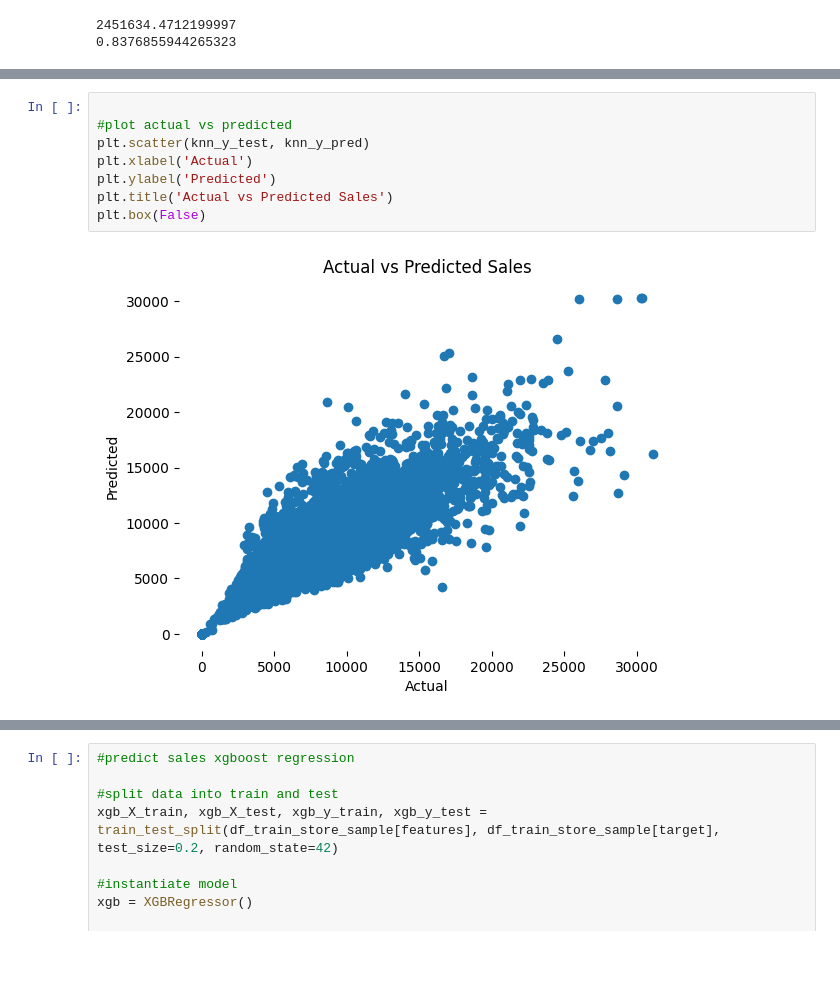
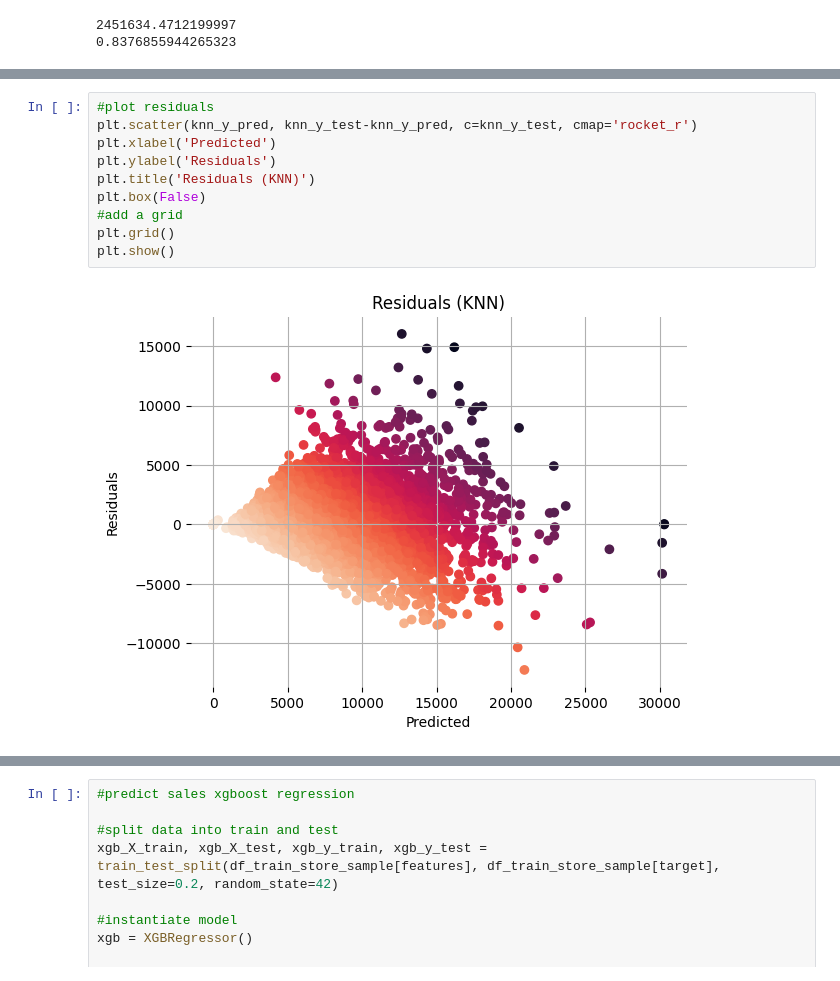
Before and after one commit to Bratpfannengamer/Rossmann, a Jupyter notebook: notebook.ipynb, the cells around one changed output, grey strips where cells are left out. Drawn from its saved outputs; the diff is of its cells as text.

```diff
--- a/notebook.ipynb
+++ b/notebook.ipynb
@@ -518,10 +534,12 @@ print(knn_r2)
 # %%
-
-#plot actual vs predicted
-plt.scatter(knn_y_test, knn_y_pred)
-plt.xlabel('Actual')
-plt.ylabel('Predicted')
-plt.title('Actual vs Predicted Sales')
+#plot residuals
+plt.scatter(knn_y_pred, knn_y_test-knn_y_pred, c=knn_y_test, cmap='rocket_r')
+plt.xlabel('Predicted')
+plt.ylabel('Residuals')
+plt.title('Residuals (KNN)')
 plt.box(False)
+#add a grid
+plt.grid()
+plt.show()
 # %% [output]
-[figure, old version]
+[figure, new version]
```
Also changed, not shown: parts of 14 cells of this notebook.
